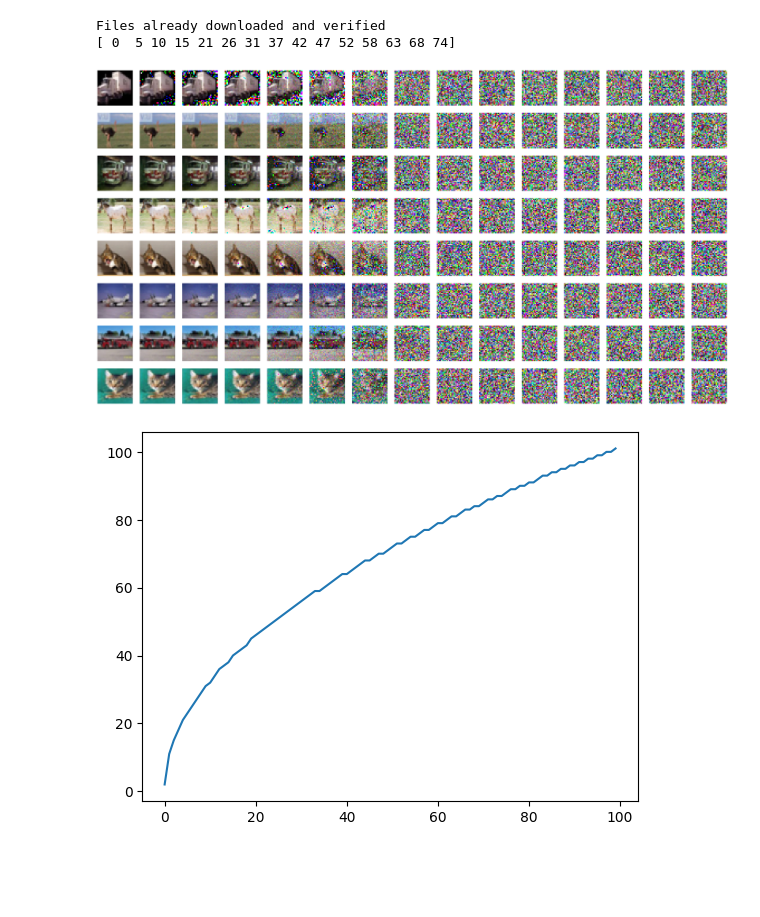
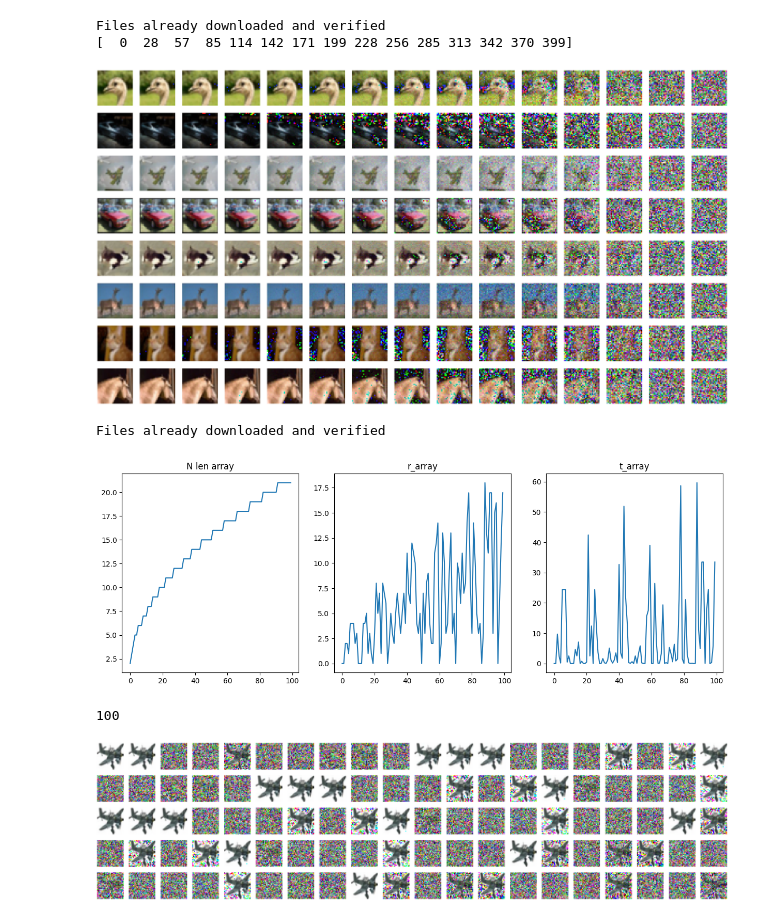
Before and after one commit to mselmangokmen/consistency-model-unofficial, a Jupyter notebook: test.ipynb, the cells around one changed output. Cells and saved outputs as stored; diff of their text form; code cells hidden in the pictures; blank space fills up the shorter version.

```diff
--- a/test.ipynb
+++ b/test.ipynb
@@ -47,6 +47,22 @@ class Cifar10ForwardProcess():
                 axes[ix, iy].axis('off')
 
         plt.show()
+
+
+def show_images(images, row=5,col=20):
+        subplot_width=4
+        subplot_height=4
+        fig_width = col * subplot_width
+        fig_height = row * subplot_height
+        fig, axes = plt.subplots(row, col, figsize=(fig_width,fig_height))
+        for r in range(row):
+            for c in range(col):
+
+                noisy_image_np = transforms.ToPILImage()(images[ r * row  + c ]/ 2 + 0.5)
+                axes[r, c].imshow(noisy_image_np)
+                axes[r, c].axis('off')
+
+        plt.show()
 # %%
 
 batch_size = 16
@@ -60,36 +76,66 @@ Files already downloaded and verified
 
 batch_size = 8
 total_step=15
-max_step=75
+max_step=400
 start_index=0
 cifar_loader = Cifar10Loader(batch_size)
 visualizer = Cifar10ForwardProcess(cifar_loader)
 visualizer.show_images_with_noise(total_step,max_step,start_index, batch_size=batch_size)
 # %% [output]
 Files already downloaded and verified
-[ 0  5 10 15 21 26 31 37 42 47 52 58 63 68 74]
+[  0  28  57  85 114 142 171 199 228 256 285 313 342 370 399]
-[figure, old version]
+[figure, new version]
 # %%
 import math
 import numpy as np
 from model.utils import kerras_boundaries
 import matplotlib.pyplot as plt     # for plotting
-
+import torch
 epochs=100
-s1=100
+s1=20
 s0=2
 len_array=[]
+r_array=[]
+t_array=[]
+
+cifar_loader = Cifar10Loader(batch_size)
+data_iter = iter(cifar_loader.dataloader)
+images, _ = next(data_iter)
+org_img= images[0]
+noisy_img_list= [ ]
 for epoch in range(epochs):
     N1 = math.ceil(math.sqrt( (epoch/epochs)* ((s1 +1 )**2   - s0**2)   + s0**2) - 1) + 1
     len_array.append(N1)
 
-    boundaries1 = kerras_boundaries(7.0, 0.002, N1, 80.0).numpy()
+    boundaries1 = kerras_boundaries(7.0, 0.002, N1, 80.0)
+    #print(np.amax(boundaries1))
     r= np.random.randint(0,N1-1)
+    r_array.append(r)
+    t1= boundaries1[r].view(1, 1, 1)
+    t_array.append(t1.item())
+    z = torch.randn_like(img)
+    img = org_img + z * t1
     #t = torch.randint(0, N - 1, (1, 1))
     tb1 = boundaries1[r]
+    noisy_img_list.append(img)
 
+fig, axes = plt.subplots(1, 3, figsize=(15, 5))
 
-plt.plot(len_array)
+axes[0].plot(len_array )
+
+axes[0].set_title('N len array')
+# İkinci plot
+axes[1].plot(r_array )
+axes[1].set_title('r_array')
+
+# Üçüncü plot
+axes[2].plot(t_array )
+axes[2].set_title('t_array')
 plt.show()
+print(len(noisy_img_list))
+show_images(images=noisy_img_list)
 # %% [output]
+Files already downloaded and verified
-[figure, old version]
+[figure, new version]
+100
+[figure, added]
```
Also changed, not shown: parts of 1 cell of this notebook, 2 other files.
